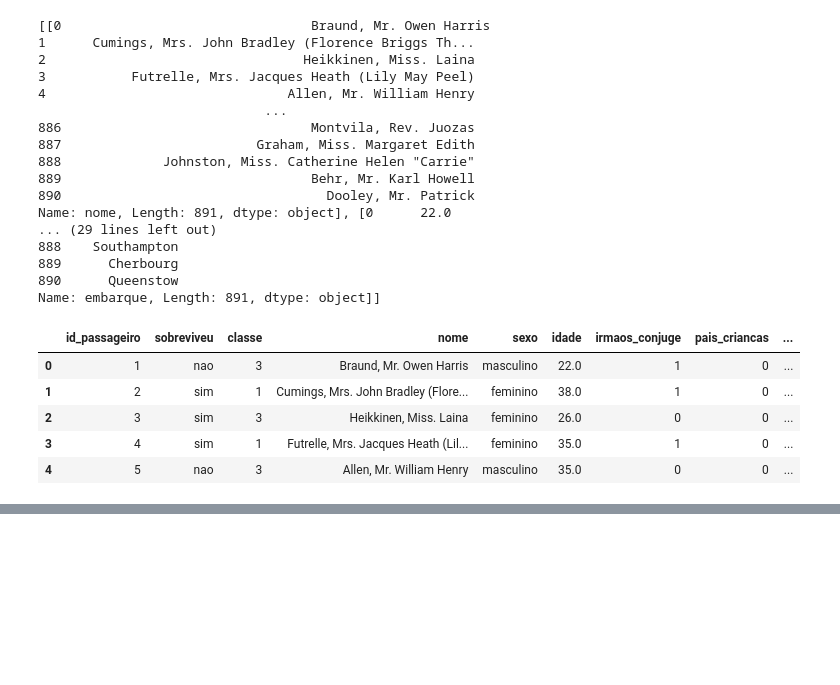
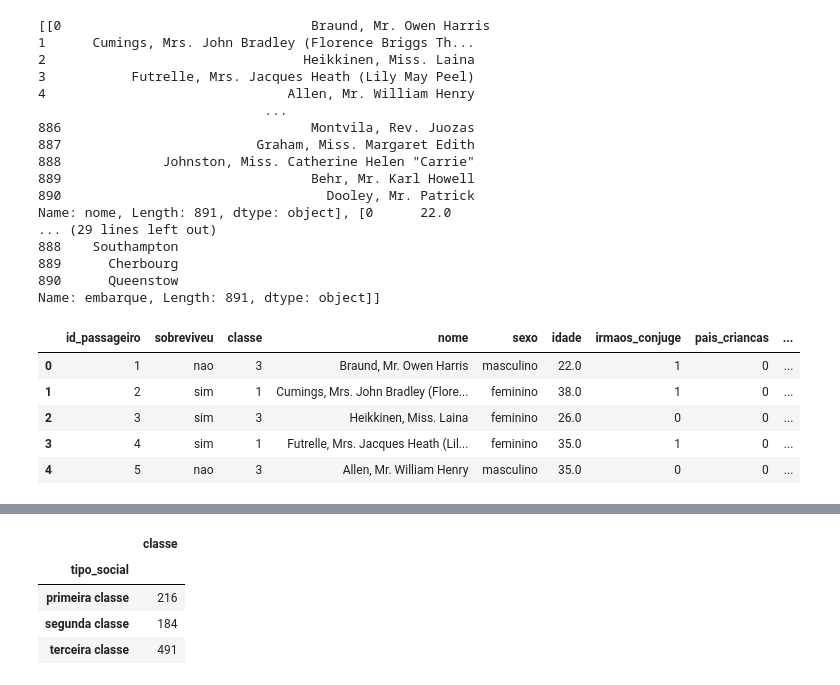
Before and after one commit to deniscruzrodrigues/intro_python_verao_ime_2023, a Jupyter notebook: exercicios/exercicio02.ipynb, the cells around one changed output, grey strips where cells are left out. Cells and saved outputs as stored; diff of their text form; code cells hidden in the pictures; blank space fills up the shorter version.

```diff
--- a/exercicios/exercicio02.ipynb
+++ b/exercicios/exercicio02.ipynb
@@ -208,3 +212,28 @@ df.groupby(['sobreviveu']).count()
+# %%
+#Questão 10
+#Agrupe pela classe e conte a quantidade de pessoas por classe
+df3 = df.copy()
+def classifica_passageiro(row_value):
+    if row_value == 3:
+        social = 'terceira classe'
+    elif row_value == 2:
+        social = 'segunda classe'
+    else:
+        social = 'primeira classe'
+    return social
+
+df3['tipo_social'] = df['classe'].apply(classifica_passageiro)
+df3[['tipo_social', 'classe']].groupby(['tipo_social']).count()
+#Agrupamento por classe realizado, trazendo a quantidade de pessoas por classe:
+#primeira classe	216
+#segunda classe	    184
+#terceira classe	491
+# %% [output]
+|  | classe |
+| tipo_social |  |
+| primeira classe | 216 |
+| segunda classe | 184 |
+| terceira classe | 491 |
 # %%
 #Questão 11
 #Agrupe pela classe e pela coluna sobreviveu e conte a quantidade de pessoas que sobreviveu de acordo com cada classe. Quem sobreviveu mais? A classe mais alta ou a mais baixa?
```
Also changed, not shown: parts of 3 cells of this notebook.
